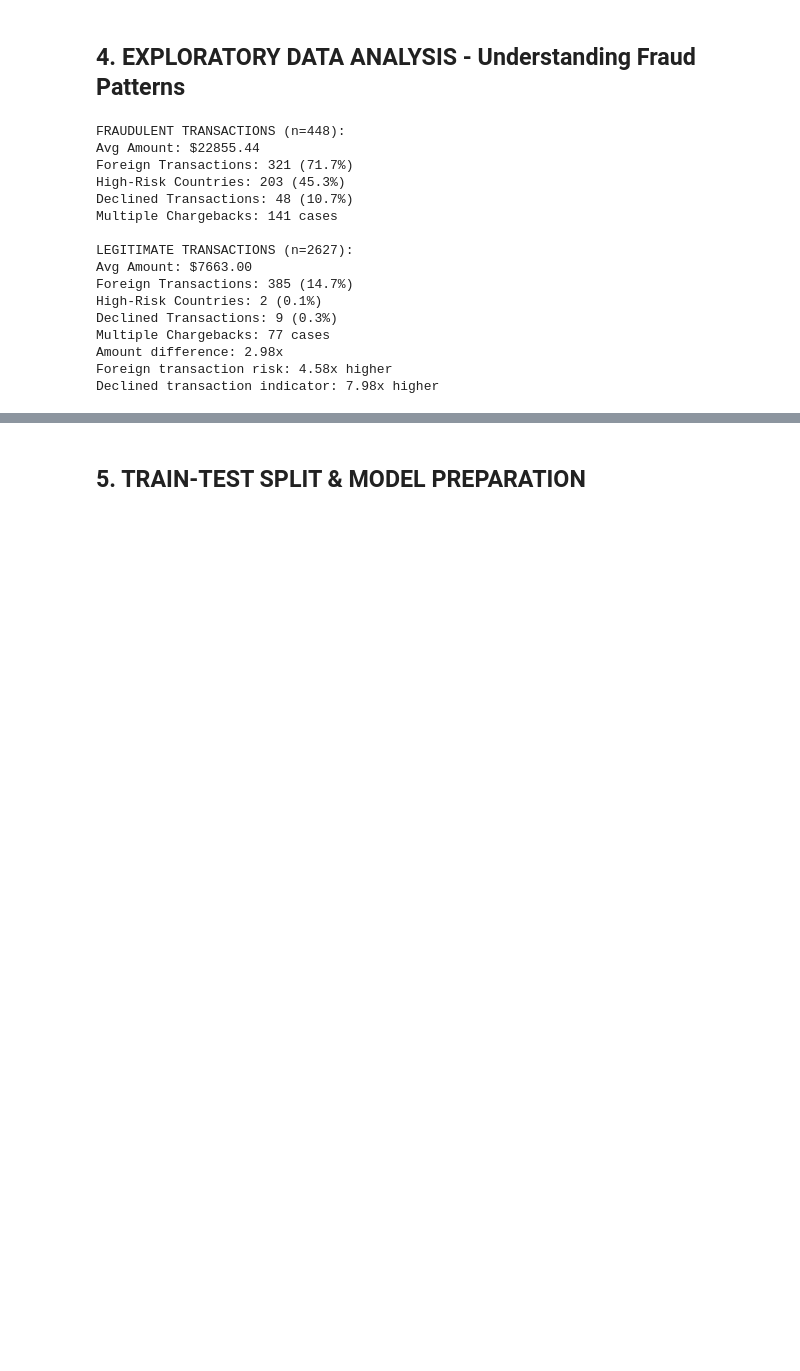
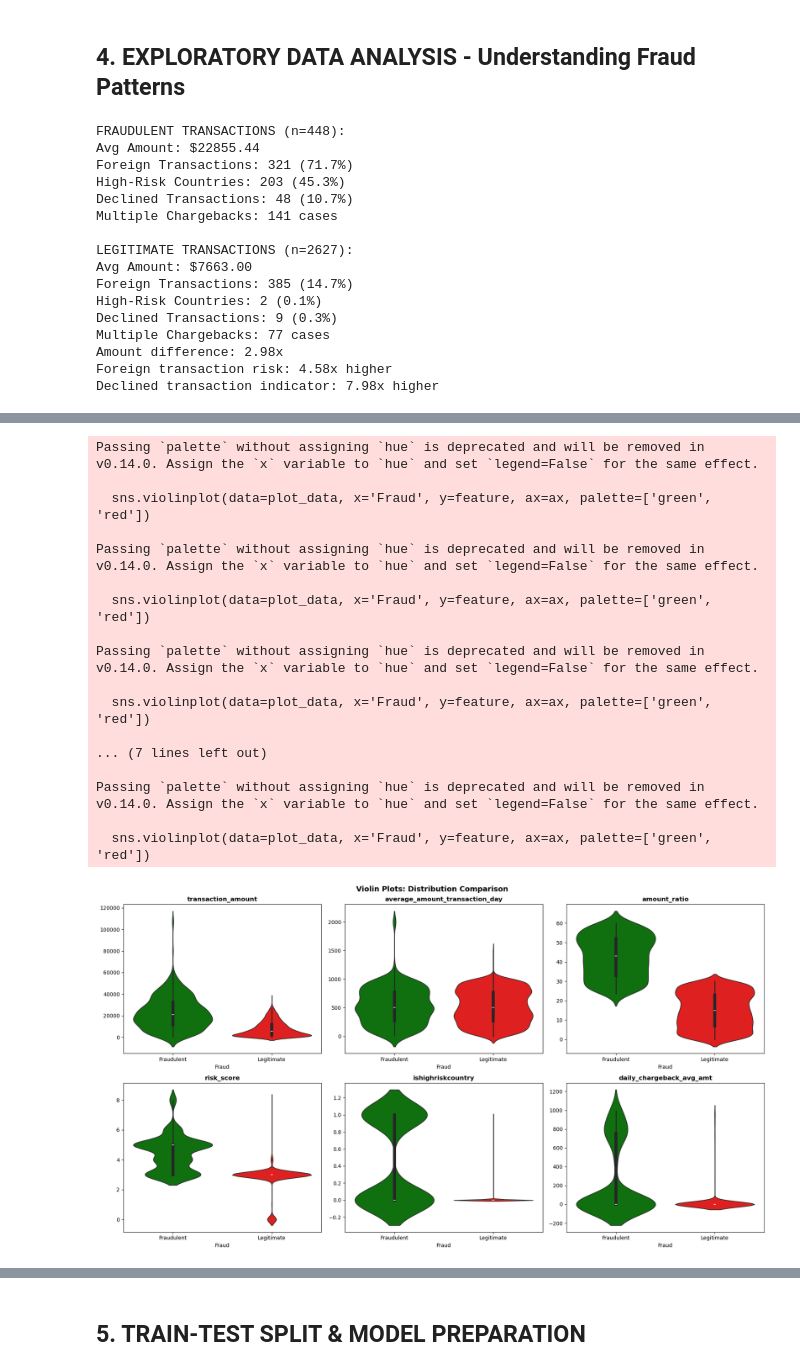
Before and after one commit to khalid058r/Fraude_detection_Trans, a Jupyter notebook: Credit_Card_Fraud.ipynb, the cells around one changed output, grey strips where cells are left out. Cells and saved outputs as stored; diff of their text form; code cells hidden in the pictures; blank space fills up the shorter version.

```diff
--- a/Credit_Card_Fraud.ipynb
+++ b/Credit_Card_Fraud.ipynb
@@ -273,0 +320,40 @@ Declined transaction indicator: 7.98x higher
+# %%
+# 3.3 VIOLIN PLOTS - Distribution comparison
+fig, axes = plt.subplots(2, 3, figsize=(18, 10))
+fig.suptitle('Violin Plots: Distribution Comparison', fontsize=14, fontweight='bold')
+
+features = ['transaction_amount', 'average_amount_transaction_day', 'amount_ratio',
+           'risk_score','ishighriskcountry', 'daily_chargeback_avg_amt']
+
+plot_data = X.copy()
+plot_data['Fraud'] = y.map({0: 'Legitimate', 1: 'Fraudulent'})
+
+for idx, feature in enumerate(features):
+    row, col = idx // 3, idx % 3
+    ax = axes[row, col]
+
+    sns.violinplot(data=plot_data, x='Fraud', y=feature, ax=ax, palette=['green', 'red'])
+    ax.set_title(f'{feature}', fontweight='bold')
+    ax.set_ylabel('')
+
+plt.tight_layout()
+plt.show()
+# %% [output]
+Passing `palette` without assigning `hue` is deprecated and will be removed in v0.14.0. Assign the `x` variable to `hue` and set `legend=False` for the same effect.
+
+  sns.violinplot(data=plot_data, x='Fraud', y=feature, ax=ax, palette=['green', 'red'])
+
+Passing `palette` without assigning `hue` is deprecated and will be removed in v0.14.0. Assign the `x` variable to `hue` and set `legend=False` for the same effect.
+
+  sns.violinplot(data=plot_data, x='Fraud', y=feature, ax=ax, palette=['green', 'red'])
+
+Passing `palette` without assigning `hue` is deprecated and will be removed in v0.14.0. Assign the `x` variable to `hue` and set `legend=False` for the same effect.
+
+  sns.violinplot(data=plot_data, x='Fraud', y=feature, ax=ax, palette=['green', 'red'])
+
+... (7 lines left out)
+
+Passing `palette` without assigning `hue` is deprecated and will be removed in v0.14.0. Assign the `x` variable to `hue` and set `legend=False` for the same effect.
+
+  sns.violinplot(data=plot_data, x='Fraud', y=feature, ax=ax, palette=['green', 'red'])
+[figure, added]
```
Also changed, not shown: parts of 12 cells of this notebook.
